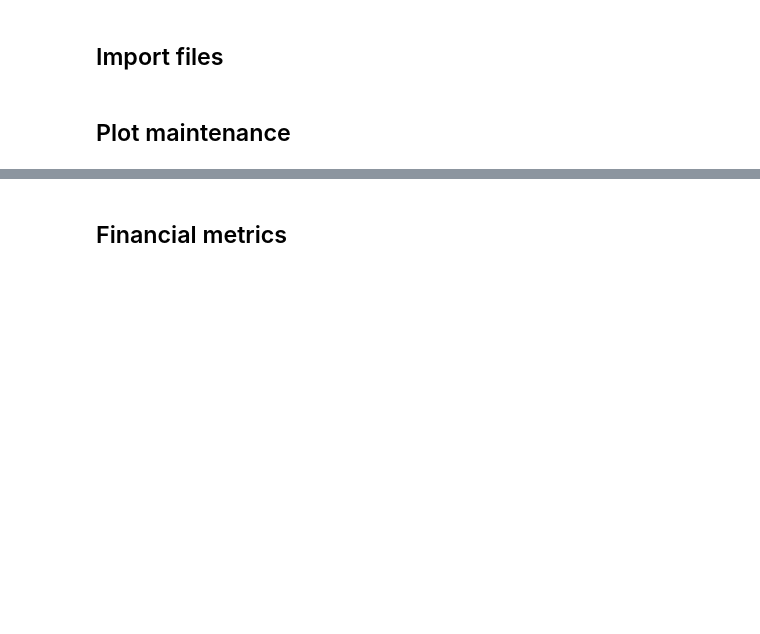
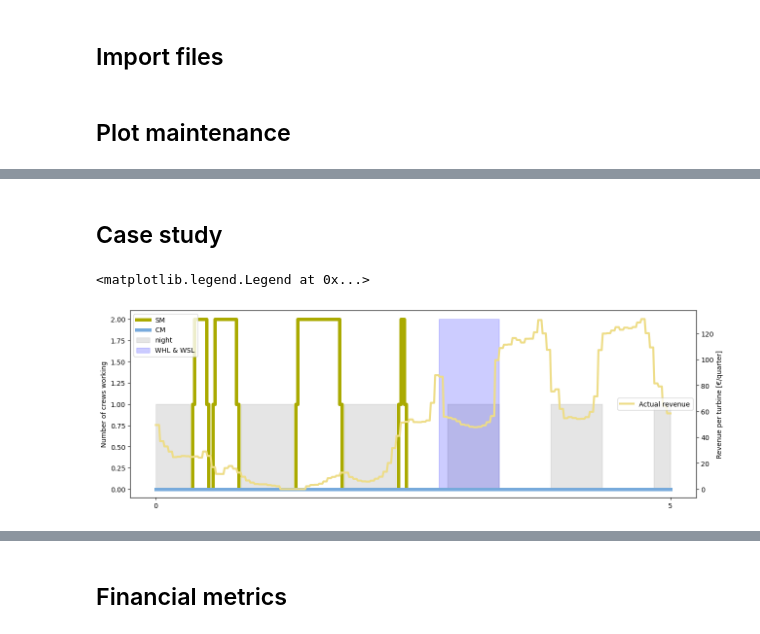
Before and after one commit to JohanKnarreborg/OWF_OM_OPTIMIZATION, a Jupyter notebook: output_analysis/output_analysis.ipynb, the cells around one changed output, grey strips where cells are left out. Drawn from its saved outputs; the diff is of its cells as text; code cells hidden in the pictures; blank space fills up the shorter version.

```diff
--- a/output_analysis/output_analysis.ipynb
+++ b/output_analysis/output_analysis.ipynb
@@ -81,0 +80,37 @@ Text(0, 0.5, 'Remaining SM & CM [h]')
+# %% [markdown]
+## Case study
+# %%
+method = 1
+day = 0
+days_to_plot  = 5
+swh_ = swh[day*24*4:(day+days)*24*4]
+
+
+fig, axs = plt.subplots(figsize=(15,5))
+
+
+night = np.ones(days_to_plot*24*4)
+for i in range(days_to_plot):
+    night[i*24*4+8*4:20*4+i*24*4] = 0
+
+x = np.linspace(day,day+days_to_plot,num=days_to_plot*24*4)
+axs.step(x,r_sm[method][day*24*4:(day+days_to_plot)*24*4,:].sum(axis=1),label="SM",color = colors[2],linewidth=5)
+axs.step(x,r_cm[method][day*24*4:(day+days_to_plot)*24*4,:].sum(axis=1),label="CM",color = colors[1],linewidth=5)
+axs.fill_between(x,0,night,alpha=0.2,step='mid',label="night",color = 'grey')
+axs.fill_between(x,0,limit[day*24*4:(day+days_to_plot)*24*4]*crews,alpha=0.2,step='mid',label="WHL & WSL",color = 'blue')
+axs.set_ylabel("Number of crews working")
+
+axs2 = axs.twinx()
+axs2.plot(x,rev[day*24*4:(day+days_to_plot)*24*4],label="Actual revenue",color=colors[3],linewidth = 3)
+
+
+axs.set_xticks([day,day+days_to_plot])
+axs2.set_ylabel("Revenue per turbine [€/quarter]")
+axs.legend(loc='upper left')
+axs2.legend(loc='center right')
+
+#plt.savefig("figures/case_studies/ANN_99.png",bbox_inches='tight')
+#plt.savefig("figures/case_studies/ANN_99.eps",bbox_inches='tight')
+# %% [output]
+<matplotlib.legend.Legend at 0x...>
+[figure, added]
```
Also changed, not shown: parts of 14 cells of this notebook, 8 other files.
